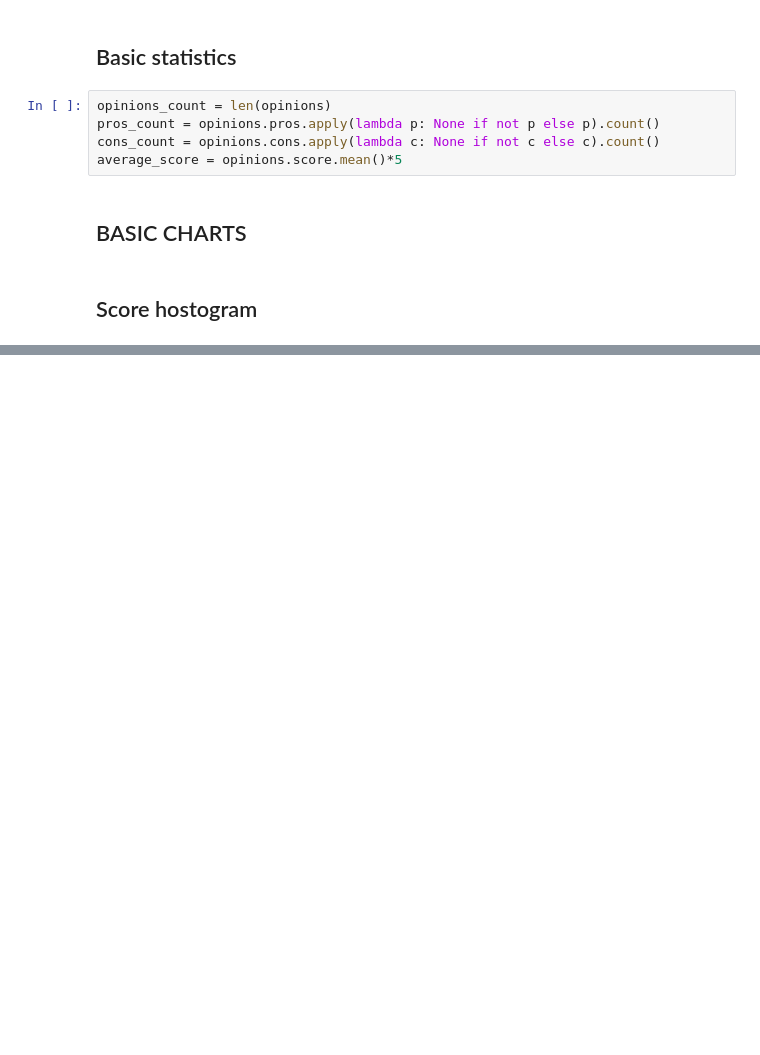
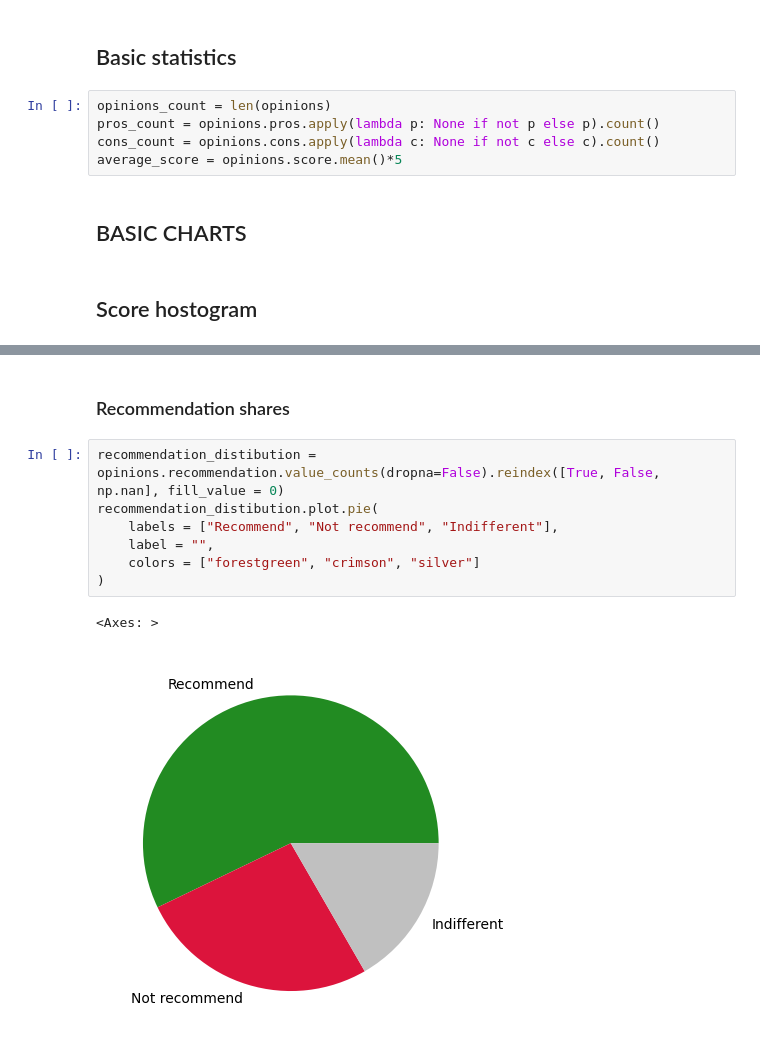
Before and after one commit to MaksymPyvovarov/CeneoScraperMP, a Jupyter notebook: analyzer.ipynb, the cells around one changed output, grey strips where cells are left out. Cells and saved outputs as stored; diff of their text form; blank space fills up the shorter version.

```diff
--- a/analyzer.ipynb
+++ b/analyzer.ipynb
@@ -54,0 +79,12 @@ score_distribution.plot.bar()
+# %% [markdown]
+### Recommendation shares
+# %%
+recommendation_distibution = opinions.recommendation.value_counts(dropna=False).reindex([True, False, np.nan], fill_value = 0)
+recommendation_distibution.plot.pie(
+    labels = ["Recommend", "Not recommend", "Indifferent"],
+    label = "",
+    colors = ["forestgreen", "crimson", "silver"]
+)
+# %% [output]
+<Axes: >
+[figure, added]
```
Also changed, not shown: parts of 7 cells of this notebook, 1 other file.
